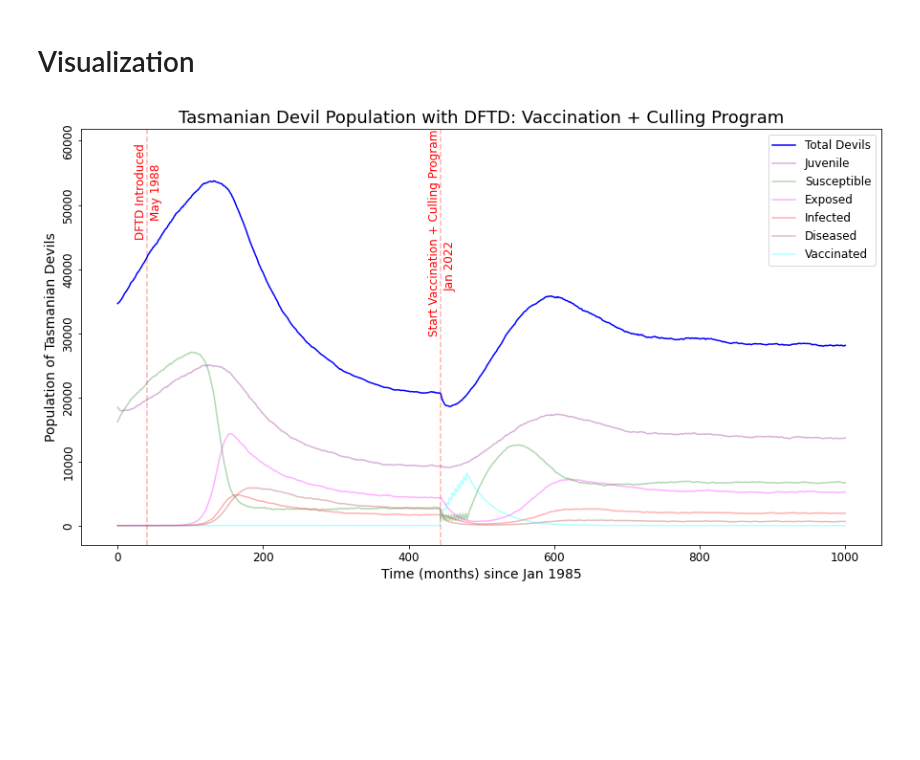
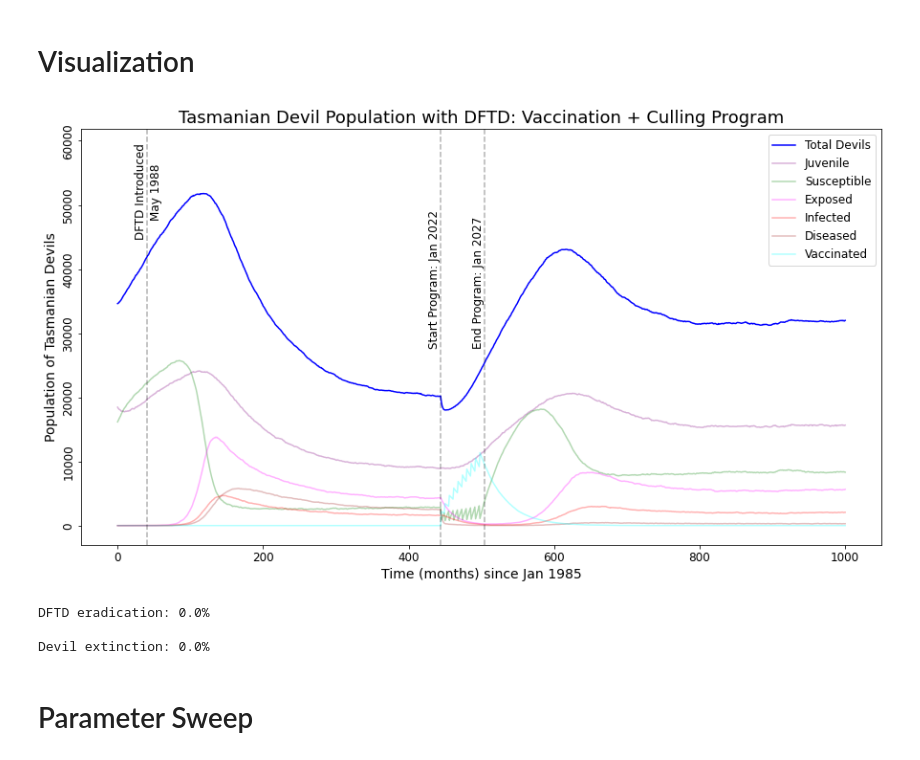
Before and after one commit to StochSS/devils_dftd_modeling, a Jupyter notebook: Parameter Sweeps/Devils DFTD 2-Stage Infection with Vaccination and Culling.ipynb, the cells around one changed output. Drawn from its saved outputs; the diff is of its cells as text; code cells hidden in the pictures; blank space fills up the shorter version.

Commit message:
Final touches to parameter sweep notebook for vaccination and culling.

```diff
--- a/Parameter Sweeps/Devils DFTD 2-Stage Infection with Vaccination and Culling.ipynb
+++ b/Parameter Sweeps/Devils DFTD 2-Stage Infection with Vaccination and Culling.ipynb
@@ -275,3 +279,6 @@ class DevilsDFTD2StageInfectionWithVaccination(Model):
-# %%
-model = DevilsDFTD2StageInfectionWithVaccination()
+# %%
+if nb_state is None:
+    model = DevilsDFTD2StageInfectionWithVaccinationAndCulling()
+else:
+    model = nb_state['model']
 # %% [markdown]
@@ -287,3 +285,0 @@ def configure_simulation():
-# %%
-kwargs = configure_simulation()
-results = model.run(**kwargs)
@@ -289,0 +450,5 @@ results = model.run(**kwargs)
+# %%
+if nb_state is None:
+    sim = Simulation(model=model)
+else:
+    sim = nb_state['sim']
@@ -332,6 +463,14 @@ def plot(results, start=0, alpha=0.3):
-# %%
-plot(results)
-# %% [output]
-[figure, removed]
+# %%
+sim.plot()
+# %% [output]
+[figure, added]
+# %%
+sim.compute_dftd_devils_eradication_prob(verbose=False)
+# %% [output]
+DFTD eradication: 0.0%
+
+Devil extinction: 0.0%
+# %% [markdown]
+# Parameter Sweep
 # %%
 class ParameterSweep():
```
Also changed, not shown: parts of 17 cells of this notebook, 2 other files.
